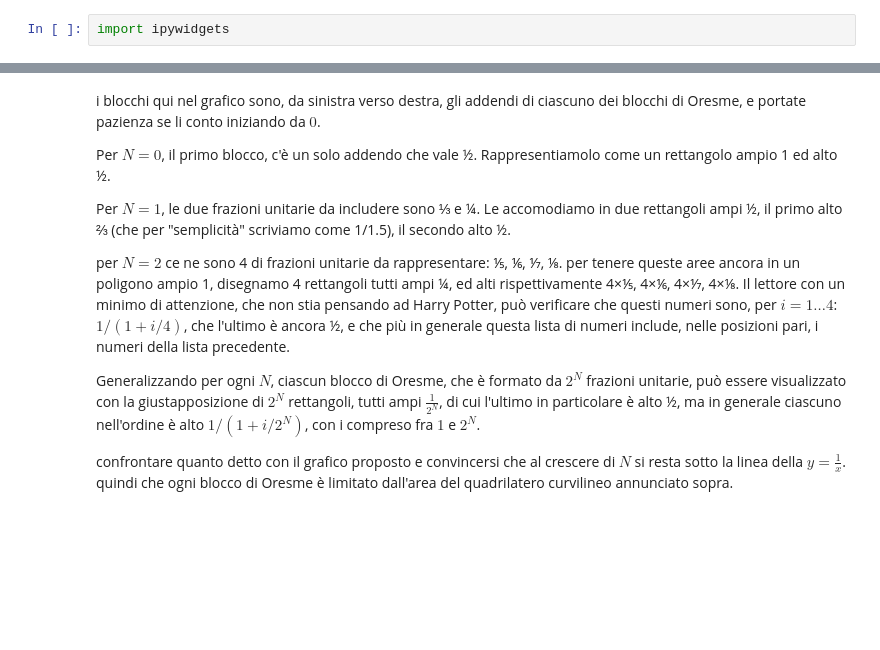
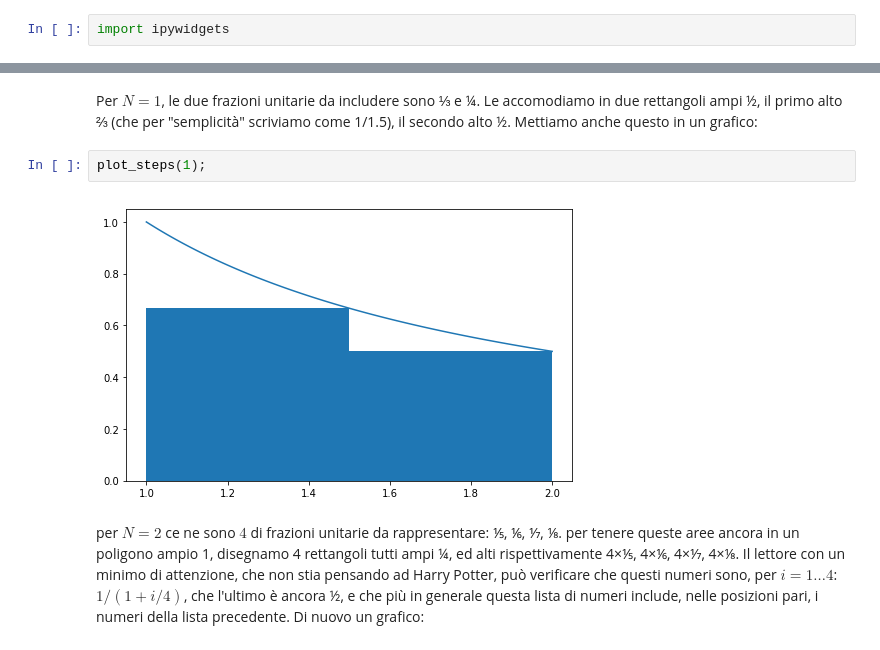
Before and after one commit to mfrasca/notebooks, a Jupyter notebook: Maths/Oresme.ipynb, the cells around one changed output, grey strips where cells are left out. Saved outputs shown, nothing was run; the diff lists cells and outputs as text; blank space fills up the shorter version.

```diff
--- a/Maths/Oresme.ipynb
+++ b/Maths/Oresme.ipynb
@@ -72,12 +77,8 @@ interactive(children=(IntSlider(value=5, description='N', max=10), Output()), _d
+# %% [markdown]
+Per $N=1$, le due frazioni unitarie da includere sono ⅓ e ¼.  Le accomodiamo in due rettangoli ampi ½, il primo alto ⅔ (che per "semplicità" scriviamo come 1/1.5), il secondo alto ½.  Mettiamo anche questo in un grafico:
+# %%
+plot_steps(1);
+# %% [output]
+[figure, added]
 # %% [markdown]
-i blocchi qui nel grafico sono, da sinistra verso destra, gli addendi di ciascuno dei blocchi di Oresme, e portate pazienza se li conto iniziando da $0$.
-
-Per $N=0$, il primo blocco, c'è un solo addendo che vale ½.  Rappresentiamolo come un rettangolo ampio 1 ed alto ½.
-
-Per $N=1$, le due frazioni unitarie da includere sono ⅓ e ¼.  Le accomodiamo in due rettangoli ampi ½, il primo alto ⅔ (che per "semplicità" scriviamo come 1/1.5), il secondo alto ½.
-
-per $N=2$ ce ne sono 4 di frazioni unitarie da rappresentare: ⅕, ⅙, ⅐, ⅛.  per tenere queste aree ancora in un poligono ampio 1, disegnamo 4 rettangoli tutti ampi ¼, ed alti rispettivamente 4×⅕, 4×⅙, 4×⅐, 4×⅛.  Il lettore con un minimo di attenzione, che non stia pensando ad Harry Potter, può verificare che questi numeri sono, per $i=1…4$: $1/(1+i/4)$, che l'ultimo è ancora ½, e che più in generale questa lista di numeri include, nelle posizioni pari, i numeri della lista precedente.
-
-Generalizzando per ogni $N$, ciascun blocco di Oresme, che è formato da $2^N$ frazioni unitarie, può essere visualizzato con la giustapposizione di $2^N$ rettangoli, tutti ampi $\frac1{2^N}$, di cui l'ultimo in particolare è alto ½, ma in generale ciascuno nell'ordine è alto $1/(1 + i/2^N)$, con i compreso fra $1$ e $2^N$.
-
-confrontare quanto detto con il grafico proposto e convincersi che al crescere di $N$ si resta sotto la linea della $y=\frac1x$.  quindi che ogni blocco di Oresme è limitato dall'area del quadrilatero curvilineo annunciato sopra.
+per $N=2$ ce ne sono $4$ di frazioni unitarie da rappresentare: ⅕, ⅙, ⅐, ⅛.  per tenere queste aree ancora in un poligono ampio 1, disegnamo 4 rettangoli tutti ampi ¼, ed alti rispettivamente 4×⅕, 4×⅙, 4×⅐, 4×⅛.  Il lettore con un minimo di attenzione, che non stia pensando ad Harry Potter, può verificare che questi numeri sono, per $i=1…4$: $1/(1+i/4)$, che l'ultimo è ancora ½, e che più in generale questa lista di numeri include, nelle posizioni pari, i numeri della lista precedente.  Di nuovo un grafico:
```
Also changed, not shown: parts of 8 cells of this notebook.
